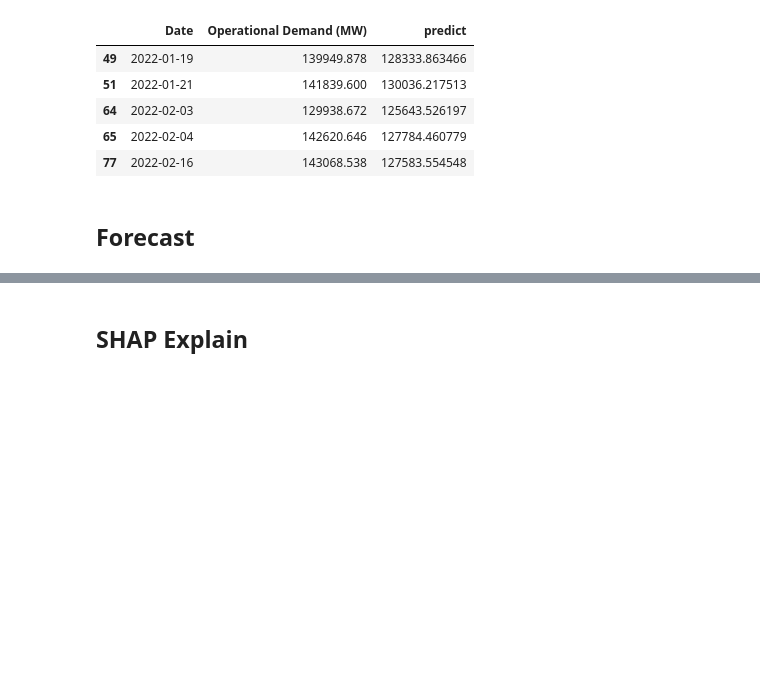
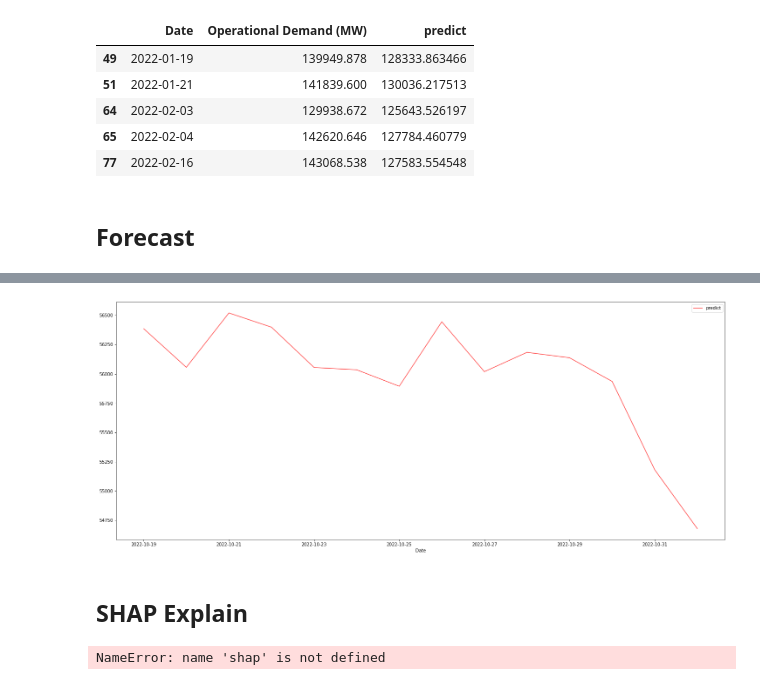
Before and after one commit to UWADSCapstoneUnit/Energy-Usage-Prediction-Project, a Jupyter notebook: Zheyu/Model/WU/WU_model.ipynb, the cells around one changed output, grey strips where cells are left out. Saved outputs shown, nothing was run; the diff lists cells and outputs as text; code cells hidden in the pictures; blank space fills up the shorter version.

```diff
--- a/Zheyu/Model/WU/WU_model.ipynb
+++ b/Zheyu/Model/WU/WU_model.ipynb
@@ -549,4 +591,4 @@ peak_predict # predict that higher than threshold
 # %%
-# fore_plot = agg_fore.copy()
-# fore_plot.index = fore_plot['Date']
-# fore_plot.drop('Date',axis=1)
+fore_plot = agg_fore.copy()
+fore_plot.index = fore_plot['Date']
+fore_plot.drop('Date',axis=1)
@@ -553,12 +612,16 @@ peak_predict # predict that higher than threshold
 # %%
-# fore_plot.plot.line(figsize = (25,10), color = ['red','blue'],alpha = 0.7)
-# plt.show()
+fore_plot.plot.line(figsize = (25,10), color = ['red','blue'],alpha = 0.7)
+plt.show()
+# %% [output]
+[figure, added]
 # %% [markdown]
 ## SHAP Explain
 # %%
-# shap.initjs()
-# row_choose = 3
-# explainer = shap.TreeExplainer(grid_forest.best_estimator_)
-# shap_values = explainer.shap_values(X_test)
-# shap.force_plot(explainer.expected_value, shap_values[row_choose], X_test.iloc[row_choose])
+shap.initjs()
+row_choose = 3
+explainer = shap.TreeExplainer(grid_forest.best_estimator_)
+shap_values = explainer.shap_values(X_test[1000:])
+shap.force_plot(explainer.expected_value, shap_values[row_choose], X_test.iloc[row_choose])
+# %% [output]
+NameError: name 'shap' is not defined
 # %%
```
Also changed, not shown: parts of 17 cells of this notebook.
